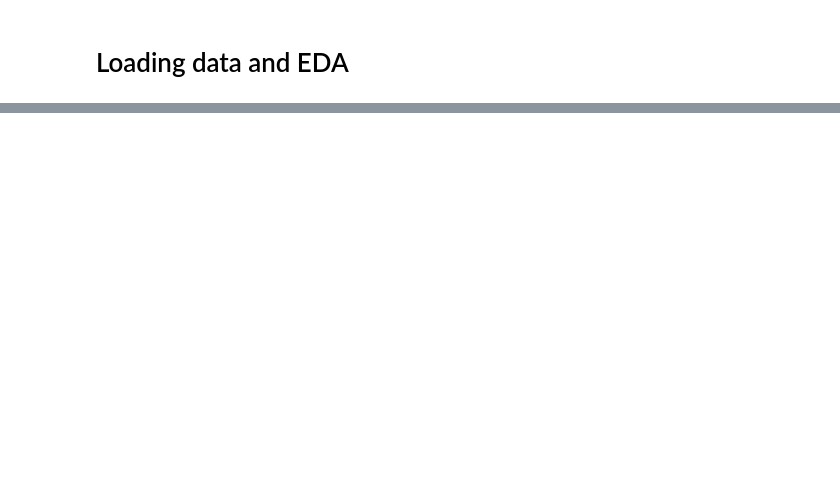
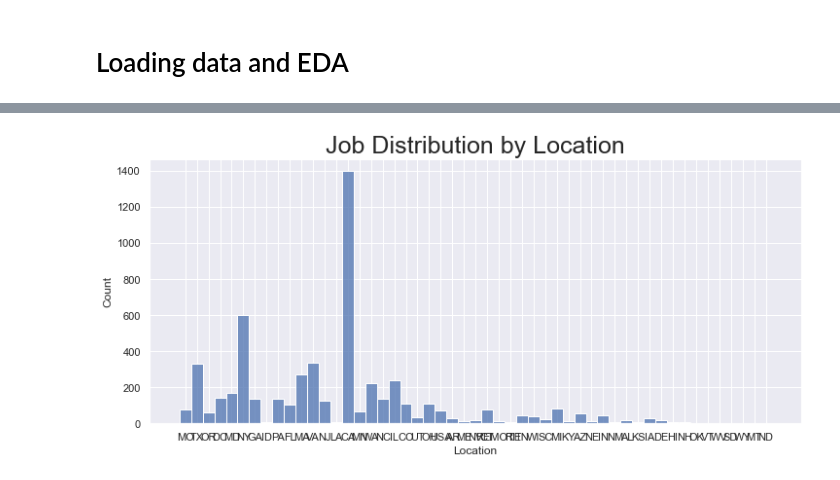
Before and after one commit to elias-soltani/skill-extract, a Jupyter notebook: test.ipynb, the cells around one changed output, grey strips where cells are left out. Drawn from its saved outputs; the diff is of its cells as text; code cells hidden in the pictures; blank space fills up the shorter version.

```diff
--- a/test.ipynb
+++ b/test.ipynb
@@ -52,0 +9,24 @@ spacy.__version__
+# %%
+import spacy
+from spacy.tokens import DocBin
+from tqdm import tqdm
+import json
+
+import pandas as pd
+import numpy as np
+import re
+
+import matplotlib
+import matplotlib.pyplot as plt
+import seaborn as sns
+from wordcloud import WordCloud
+sns.set()
+
+from sklearn.feature_extraction.text import CountVectorizer
+
+import nltk
+from nltk.tokenize import sent_tokenize, word_tokenize, RegexpTokenizer
+from nltk.stem.porter import PorterStemmer
+from nltk.stem.wordnet import WordNetLemmatizer
+from nltk.corpus import stopwords
+nltk.download('wordnet')
@@ -441,0 +60,8 @@ data = test_model(nlp, data)
+# %%
+def load_json(file):
+    with open(file, 'r') as f:
+        return json.load(f)
+
+# read data from csv file. data was downloaded from Kaggle, scraped from indeed.com
+df = pd.read_csv(r'data/indeed_job_dataset.csv')
+df.info()
@@ -441,0 +105,7 @@ data = test_model(nlp, data)
+# %%
+# The jobs are from different locations and not distributed evenly.
+plt.figure(figsize = (12,5))
+sns.histplot (df['Location'])
+plt.title('Job Distribution by Location', size = 25);
+# %% [output]
+[figure, added]
```
Also changed, not shown: parts of 78 cells of this notebook, 41 other files.
